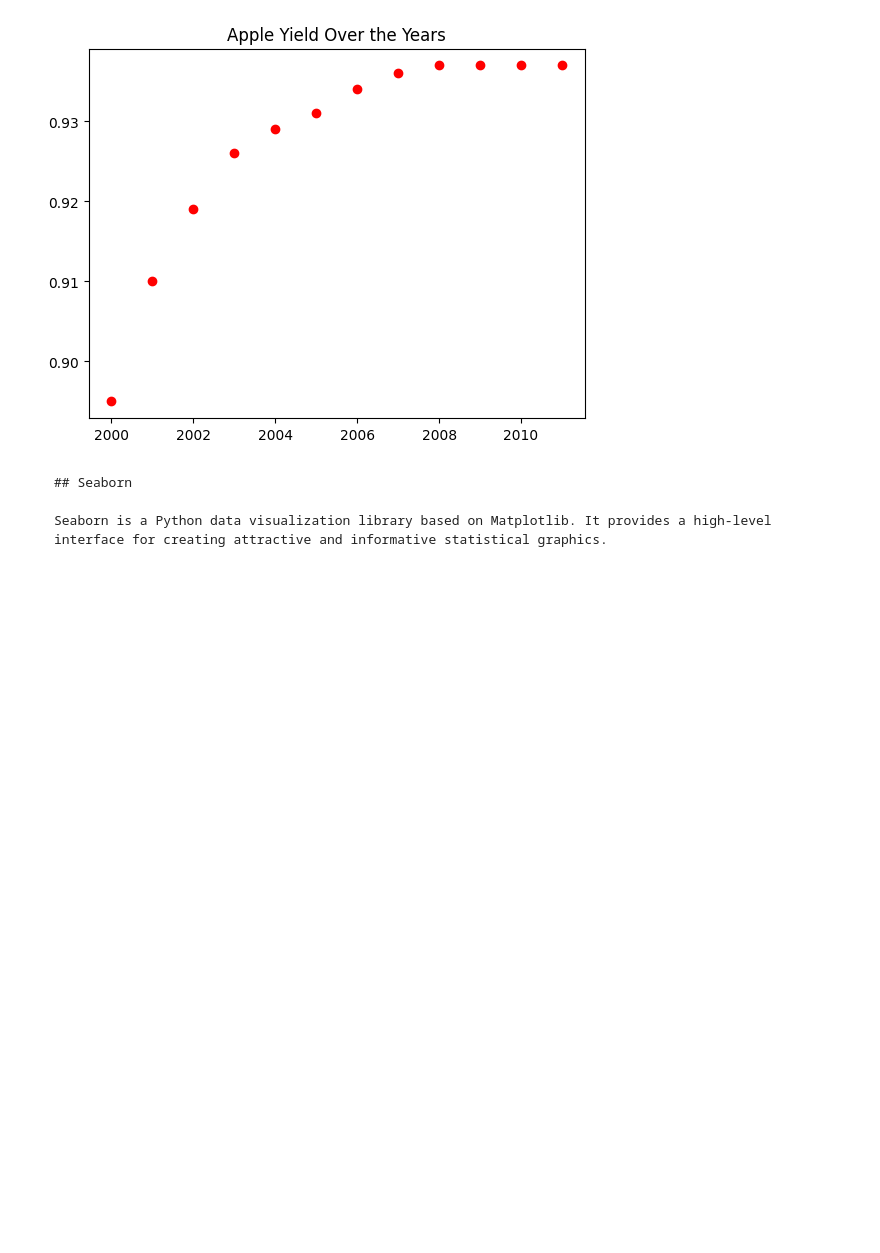
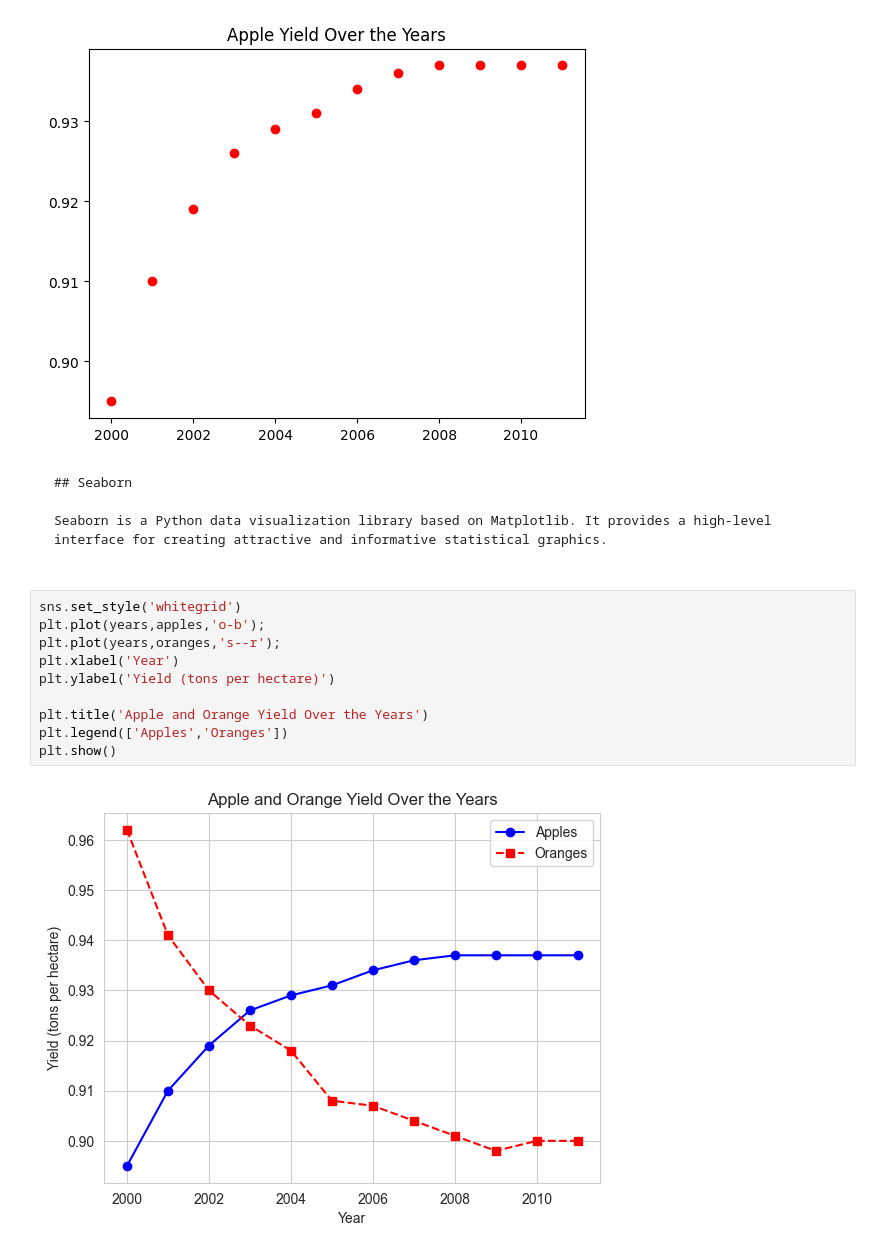
Before and after one commit to UsamaAliK/DATA-VISUALIZATION, a Jupyter notebook: Matplotlib.ipynb, the cells around one changed output. Saved outputs shown, nothing was run; the diff lists cells and outputs as text; blank space fills up the shorter version.

````diff
--- a/Matplotlib.ipynb
+++ b/Matplotlib.ipynb
@@ -228,3 +228,15 @@ Text(0.5, 1.0, 'Apple Yield Over the Years')
 Seaborn is a Python data visualization library based on Matplotlib. It provides a high-level interface for creating attractive and informative statistical graphics.
 
 ```
+# %%
+sns.set_style('whitegrid')
+plt.plot(years,apples,'o-b');
+plt.plot(years,oranges,'s--r');
+plt.xlabel('Year')
+plt.ylabel('Yield (tons per hectare)')
+
+plt.title('Apple and Orange Yield Over the Years')
+plt.legend(['Apples','Oranges'])
+plt.show()
+# %% [output]
+[figure, added]
````
Also changed, not shown: parts of 4 cells of this notebook.
